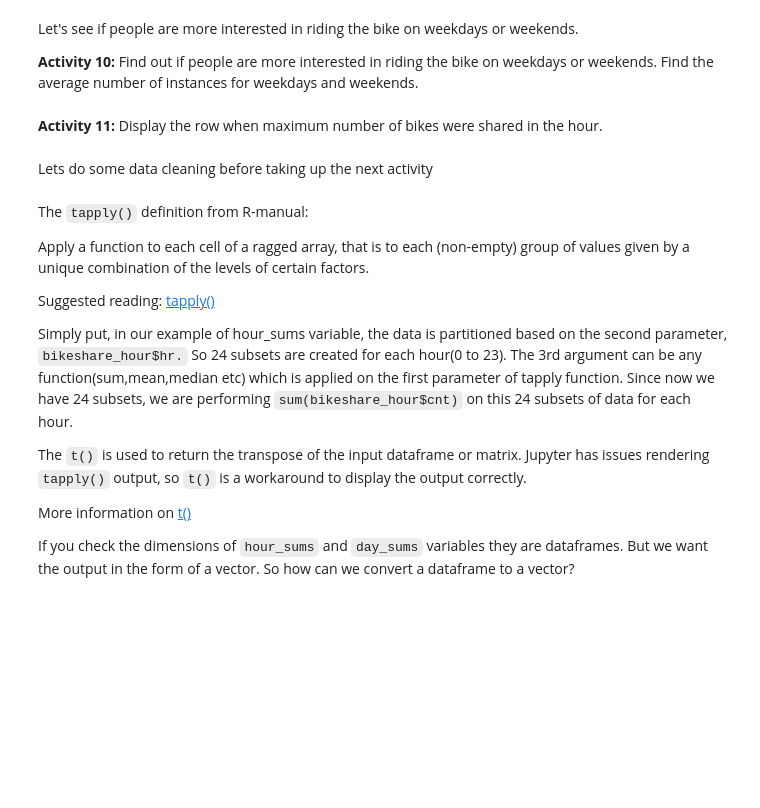
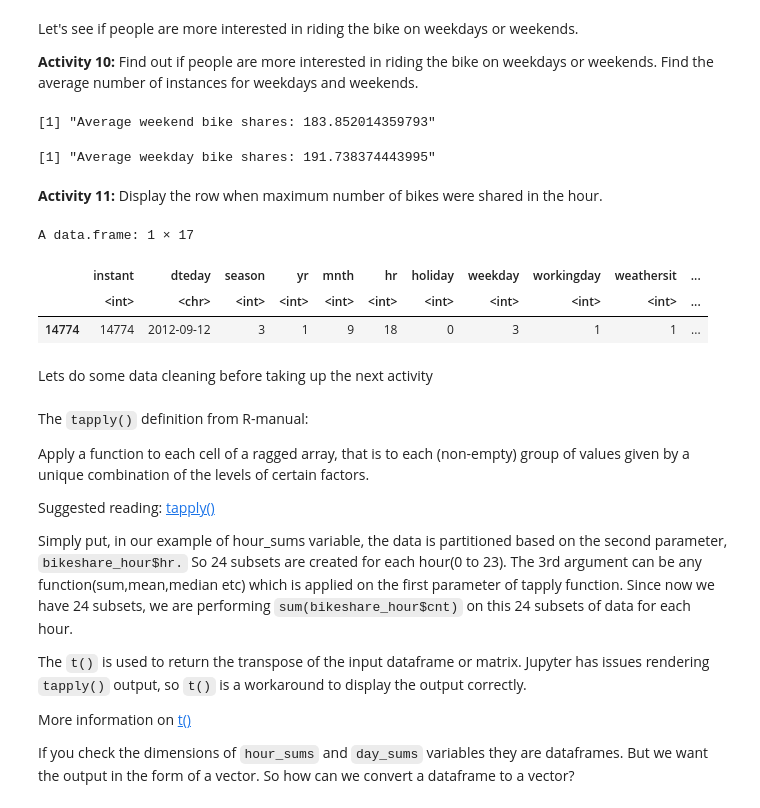
Before and after one commit to SteeltownRiot/DSA, a Jupyter notebook: DSA-7020 Stats for Data Analysis/Module 1 - Intro to Stats with R/Exercises/exercises.ipynb, the cells around one changed output. Cells and saved outputs as stored; diff of their text form; code cells hidden in the pictures; blank space fills up the shorter version.

```diff
--- a/DSA-7020 Stats for Data Analysis/Module 1 - Intro to Stats with R/Exercises/exercises.ipynb
+++ b/DSA-7020 Stats for Data Analysis/Module 1 - Intro to Stats with R/Exercises/exercises.ipynb
@@ -269,8 +272,26 @@ Find the average number of instances for weekdays and weekends.
+# %%
+# Code for Activity 10   goes here
+# -------------------------------
+weekend_shares <- mean(weekends$cnt)
+weekday_shares <- mean(weekdays$cnt)
+
+paste("Average weekend bike shares:", weekend_shares)
+paste("Average weekday bike shares:", weekday_shares)
+# This is surprising
+# %% [output]
+[1] "Average weekend bike shares: 183.852014359793"
+[1] "Average weekday bike shares: 191.738374443995"
 # %% [markdown]
 **Activity 11:** Display the row when maximum number of bikes were shared in the hour.
 # %%
 # Code for Activity 11   goes here
 # -------------------------------
+bikeshare_hour[which.max(bikeshare_hour$cnt), ]
+# %% [output]
+A data.frame: 1 × 17
+|  | instant | dteday | season | yr | mnth | hr | holiday | weekday | workingday | weathersit | ... |
+|  | <int> | <chr> | <int> | <int> | <int> | <int> | <int> | <int> | <int> | <int> | ... |
+| 14774 | 14774 | 2012-09-12 | 3 | 1 | 9 | 18 | 0 | 3 | 1 | 1 | ... |
 # %% [markdown]
 Lets do some data cleaning before taking up the next activity
 # %%
```
Also changed, not shown: parts of 18 cells of this notebook, 2 other files.
